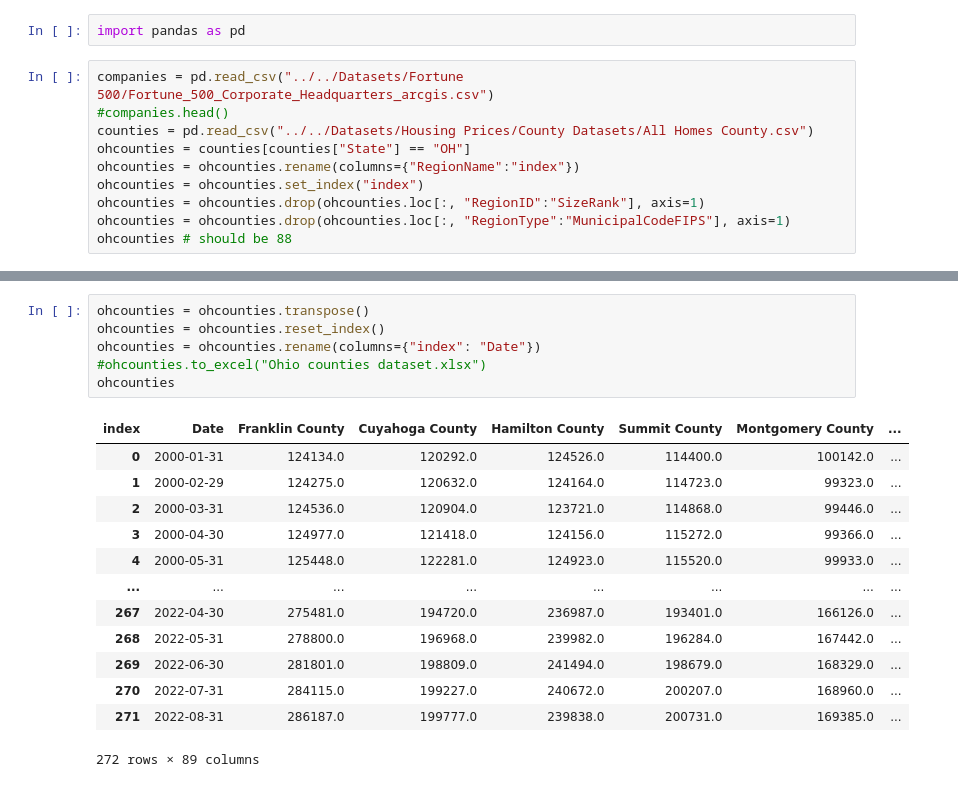
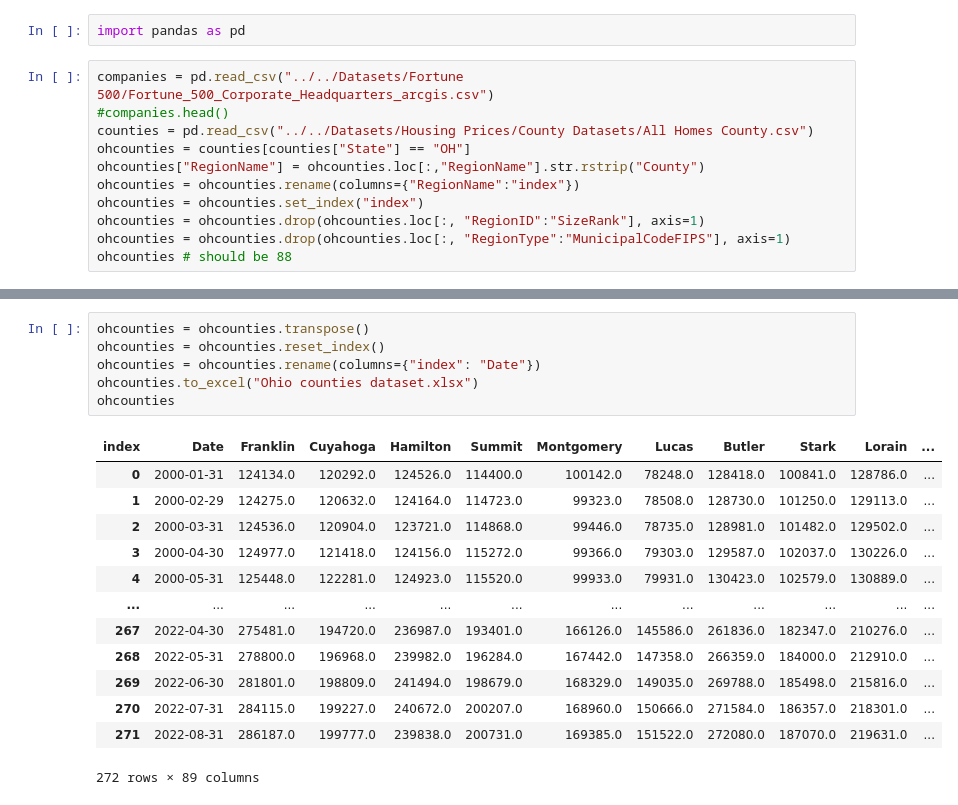
Before and after one commit to yummypugs/Data-Analytics-in-Business, a Jupyter notebook: Final Data/Ohio/transposed ohio counties.ipynb, the cells around one changed output, grey strips where cells are left out. Saved outputs shown, nothing was run; the diff lists cells and outputs as text.

Commit message:
fixed excel export

```diff
--- a/Final Data/Ohio/transposed ohio counties.ipynb
+++ b/Final Data/Ohio/transposed ohio counties.ipynb
@@ -5,6 +5,7 @@ companies = pd.read_csv("../../Datasets/Fortune 500/Fortune_500_Corporate_Headqu
 #companies.head()
 counties = pd.read_csv("../../Datasets/Housing Prices/County Datasets/All Homes County.csv")
 ohcounties = counties[counties["State"] == "OH"]
+ohcounties["RegionName"] = ohcounties.loc[:,"RegionName"].str.rstrip("County")
 ohcounties = ohcounties.rename(columns={"RegionName":"index"})
 ohcounties = ohcounties.set_index("index")
 ohcounties = ohcounties.drop(ohcounties.loc[:, "RegionID":"SizeRank"], axis=1)
@@ -28,20 +34,20 @@ ohcounties # should be 88
 # %%
 ohcounties = ohcounties.transpose()
 ohcounties = ohcounties.reset_index()
 ohcounties = ohcounties.rename(columns={"index": "Date"})
-#ohcounties.to_excel("Ohio counties dataset.xlsx")
+ohcounties.to_excel("Ohio counties dataset.xlsx")
 ohcounties
 # %% [output]
-| index | Date | Franklin County | Cuyahoga County | Hamilton County | Summit County | Montgomery County | ... |
-| 0 | 2000-01-31 | 124134.0 | 120292.0 | 124526.0 | 114400.0 | 100142.0 | ... |
-| 1 | 2000-02-29 | 124275.0 | 120632.0 | 124164.0 | 114723.0 | 99323.0 | ... |
-| 2 | 2000-03-31 | 124536.0 | 120904.0 | 123721.0 | 114868.0 | 99446.0 | ... |
-| 3 | 2000-04-30 | 124977.0 | 121418.0 | 124156.0 | 115272.0 | 99366.0 | ... |
-| 4 | 2000-05-31 | 125448.0 | 122281.0 | 124923.0 | 115520.0 | 99933.0 | ... |
-| ... | ... | ... | ... | ... | ... | ... | ... |
-| 267 | 2022-04-30 | 275481.0 | 194720.0 | 236987.0 | 193401.0 | 166126.0 | ... |
-| 268 | 2022-05-31 | 278800.0 | 196968.0 | 239982.0 | 196284.0 | 167442.0 | ... |
-| 269 | 2022-06-30 | 281801.0 | 198809.0 | 241494.0 | 198679.0 | 168329.0 | ... |
-| 270 | 2022-07-31 | 284115.0 | 199227.0 | 240672.0 | 200207.0 | 168960.0 | ... |
-| 271 | 2022-08-31 | 286187.0 | 199777.0 | 239838.0 | 200731.0 | 169385.0 | ... |
+| index | Date | Franklin | Cuyahoga | Hamilton | Summit | Montgomery | Lucas | Butler | Stark | Lorain | ... |
+| 0 | 2000-01-31 | 124134.0 | 120292.0 | 124526.0 | 114400.0 | 100142.0 | 78248.0 | 128418.0 | 100841.0 | 128786.0 | ... |
+| 1 | 2000-02-29 | 124275.0 | 120632.0 | 124164.0 | 114723.0 | 99323.0 | 78508.0 | 128730.0 | 101250.0 | 129113.0 | ... |
+| 2 | 2000-03-31 | 124536.0 | 120904.0 | 123721.0 | 114868.0 | 99446.0 | 78735.0 | 128981.0 | 101482.0 | 129502.0 | ... |
+| 3 | 2000-04-30 | 124977.0 | 121418.0 | 124156.0 | 115272.0 | 99366.0 | 79303.0 | 129587.0 | 102037.0 | 130226.0 | ... |
+| 4 | 2000-05-31 | 125448.0 | 122281.0 | 124923.0 | 115520.0 | 99933.0 | 79931.0 | 130423.0 | 102579.0 | 130889.0 | ... |
+| ... | ... | ... | ... | ... | ... | ... | ... | ... | ... | ... | ... |
+| 267 | 2022-04-30 | 275481.0 | 194720.0 | 236987.0 | 193401.0 | 166126.0 | 145586.0 | 261836.0 | 182347.0 | 210276.0 | ... |
+| 268 | 2022-05-31 | 278800.0 | 196968.0 | 239982.0 | 196284.0 | 167442.0 | 147358.0 | 266359.0 | 184000.0 | 212910.0 | ... |
+| 269 | 2022-06-30 | 281801.0 | 198809.0 | 241494.0 | 198679.0 | 168329.0 | 149035.0 | 269788.0 | 185498.0 | 215816.0 | ... |
+| 270 | 2022-07-31 | 284115.0 | 199227.0 | 240672.0 | 200207.0 | 168960.0 | 150666.0 | 271584.0 | 186357.0 | 218301.0 | ... |
+| 271 | 2022-08-31 | 286187.0 | 199777.0 | 239838.0 | 200731.0 | 169385.0 | 151522.0 | 272080.0 | 187070.0 | 219631.0 | ... |
 272 rows × 89 columns
```
Also changed, not shown: parts of 8 cells of this notebook, 2 other files.
